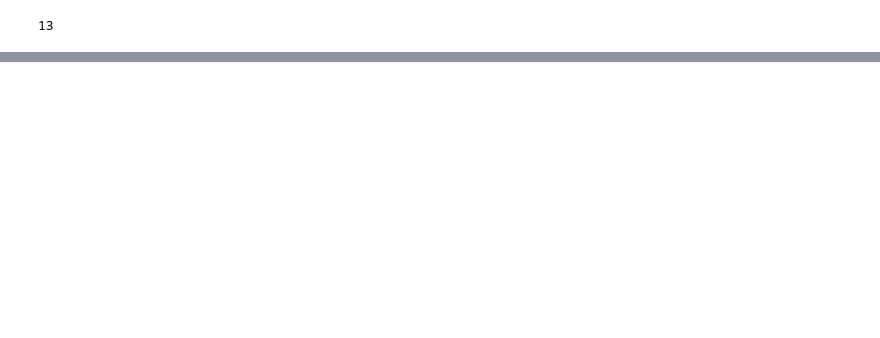
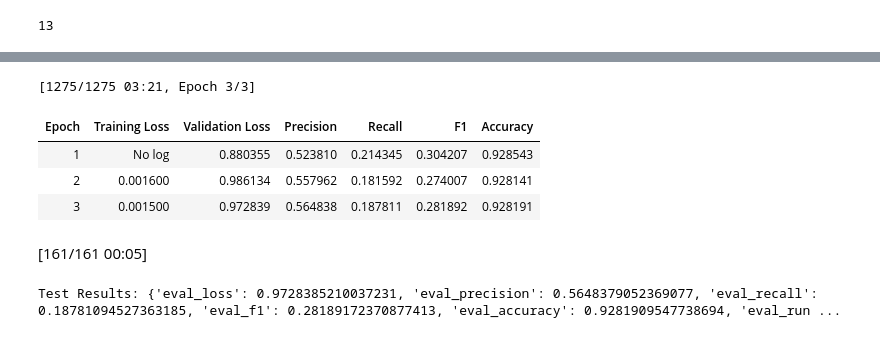
Before and after one commit to vanbuncha/tm, a Jupyter notebook: as2/Assignment_2_Text_Mining.ipynb, the cells around one changed output, grey strips where cells are left out. Cells and saved outputs as stored; diff of their text form; code cells hidden in the pictures; blank space fills up the shorter version.

```diff
--- a/as2/Assignment_2_Text_Mining.ipynb
+++ b/as2/Assignment_2_Text_Mining.ipynb
@@ -469,0 +449,38 @@ TrainOutput(global_step=1275, training_loss=0.07559682210286459, metrics={'train
+# %%
+args = TrainingArguments(
+    "bert-finetuned-ner",
+    evaluation_strategy="epoch",
+    save_strategy="epoch",
+    learning_rate=2e-5,
+    num_train_epochs=3,
+    weight_decay=0.01,
+    push_to_hub=True,
+)
+
+# Create Trainer with the current model and arguments
+trainer = Trainer(
+    model=model,
+    args=args,
+    train_dataset=tokenized_datasets["train"],
+    eval_dataset=tokenized_datasets["test"],  # Use the test set for evaluation during training
+    data_collator=data_collator,
+    compute_metrics=compute_metrics,
+    tokenizer=tokenizer,
+)
+
+# Train the model with the current hyperparameters
+trainer.train()
+
+# After training, evaluate the model on the test set
+test_results = trainer.evaluate(tokenized_datasets["test"])
+
+# Print and/or store the results for this hyperparameter combination
+print(f"Test Results: {test_results}")
+# %% [output]
+[1275/1275 03:21, Epoch 3/3]
+| Epoch | Training Loss | Validation Loss | Precision | Recall | F1 | Accuracy |
+| 1 | No log | 0.880355 | 0.523810 | 0.214345 | 0.304207 | 0.928543 |
+| 2 | 0.001600 | 0.986134 | 0.557962 | 0.181592 | 0.274007 | 0.928141 |
+| 3 | 0.001500 | 0.972839 | 0.564838 | 0.187811 | 0.281892 | 0.928191 |
+[161/161 00:05]
+Test Results: {'eval_loss': 0.9728385210037231, 'eval_precision': 0.5648379052369077, 'eval_recall': 0.18781094527363185, 'eval_f1': 0.28189172370877413, 'eval_accuracy': 0.9281909547738694, 'eval_run ...
```
Also changed, not shown: parts of 38 cells of this notebook, 1 other file.
